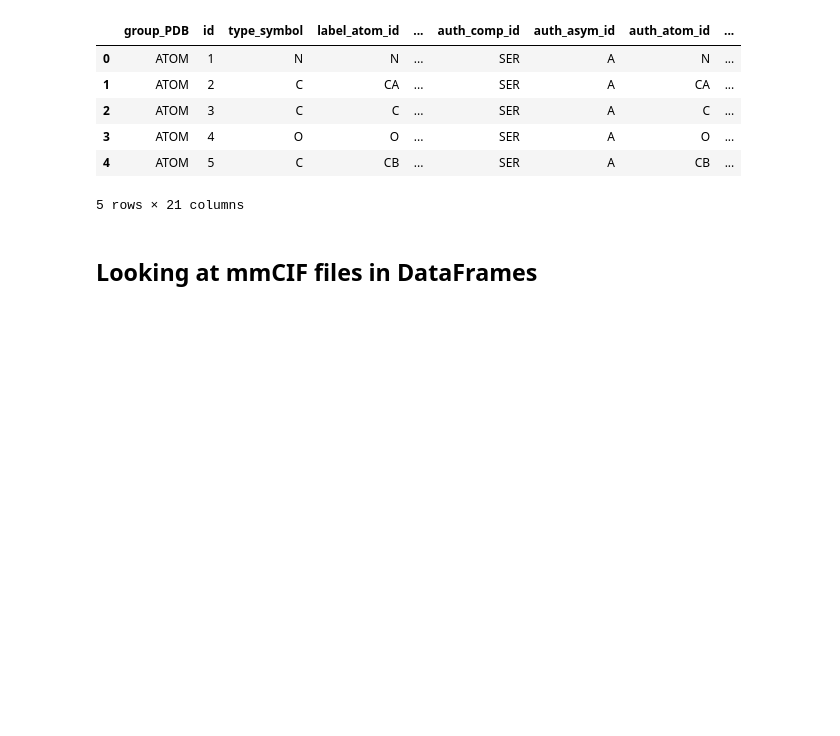
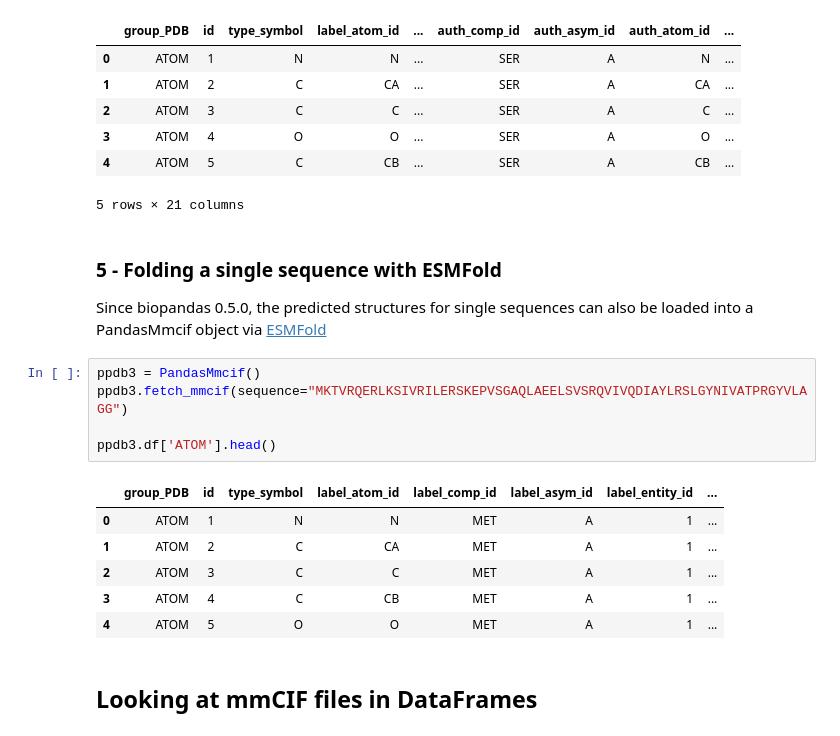
Before and after one commit to BioPandas/biopandas, a Jupyter notebook: docs/tutorials/Working_with_mmCIF_Structures_in_DataFrames.ipynb, the cells around one changed output. Cells and saved outputs as stored; diff of their text form; blank space fills up the shorter version.

```diff
--- a/docs/tutorials/Working_with_mmCIF_Structures_in_DataFrames.ipynb
+++ b/docs/tutorials/Working_with_mmCIF_Structures_in_DataFrames.ipynb
@@ -127,6 +127,22 @@ pmmcif2.df['ATOM'].head()
 | 3 | ATOM | 4 | O | O | ... | SER | A | O | ... |
 | 4 | ATOM | 5 | C | CB | ... | SER | A | CB | ... |
 5 rows × 21 columns
+# %% [markdown]
+### 5 - Folding a single sequence with ESMFold
+
+Since biopandas 0.5.0, the predicted structures for single sequences can also be loaded into a PandasMmcif object via [ESMFold](https://esmatlas.com/)
+# %%
+ppdb3 = PandasMmcif()
+ppdb3.fetch_mmcif(sequence="MKTVRQERLKSIVRILERSKEPVSGAQLAEELSVSRQVIVQDIAYLRSLGYNIVATPRGYVLAGG")
+
+ppdb3.df['ATOM'].head()
+# %% [output]
+|  | group_PDB | id | type_symbol | label_atom_id | label_comp_id | label_asym_id | label_entity_id | ... |
+| 0 | ATOM | 1 | N | N | MET | A | 1 | ... |
+| 1 | ATOM | 2 | C | CA | MET | A | 1 | ... |
+| 2 | ATOM | 3 | C | C | MET | A | 1 | ... |
+| 3 | ATOM | 4 | C | CB | MET | A | 1 | ... |
+| 4 | ATOM | 5 | O | O | MET | A | 1 | ... |
 # %% [markdown]
 ## Looking at mmCIF files in DataFrames
 # %% [markdown]
```
Also changed, not shown: parts of 1 cell of this notebook, 1 other file.
